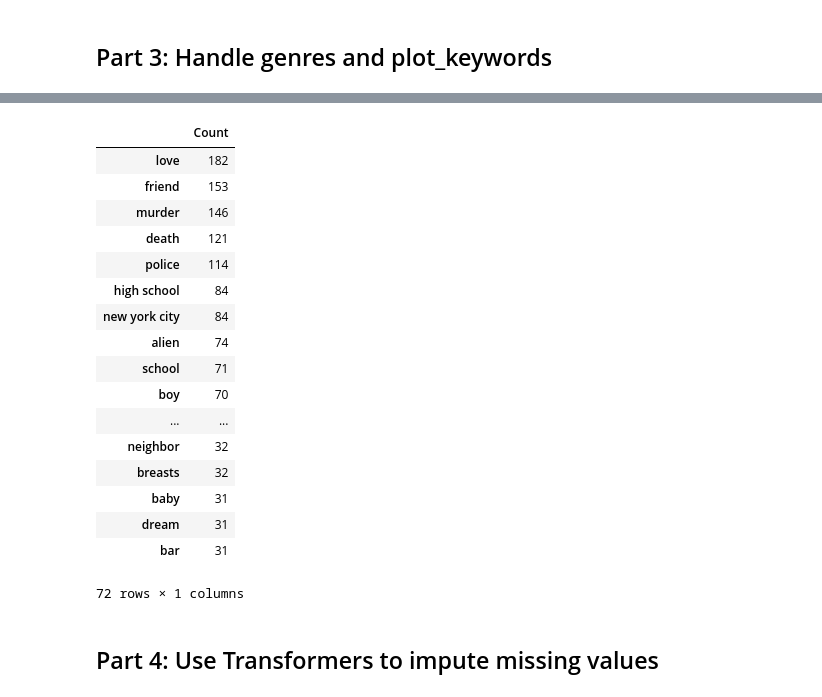
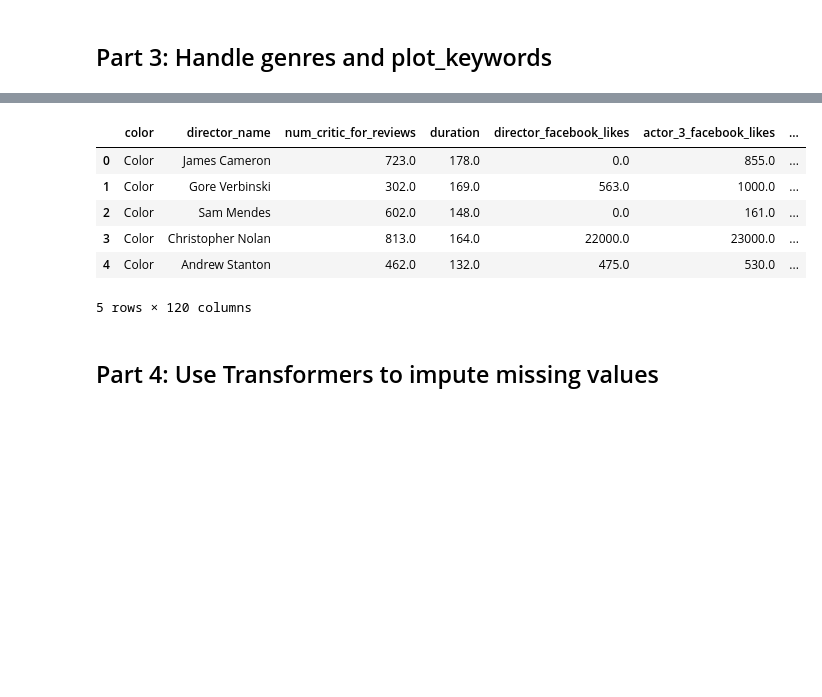
Before and after one commit to jinangela/IMDB_movie, a Jupyter notebook: 03_Feature_Engineering/Data cleaning.ipynb, the cells around one changed output, grey strips where cells are left out. Saved outputs shown, nothing was run; the diff lists cells and outputs as text; code cells hidden in the pictures; blank space fills up the shorter version.

```diff
--- a/03_Feature_Engineering/Data cleaning.ipynb
+++ b/03_Feature_Engineering/Data cleaning.ipynb
@@ -196,2 +196,10 @@ Add "keyword" before each keyword, e.g. the column name should be like "keyword_
+# %%
+plot_keywords = Counter([item for sublist in list(imdb_modern['plot_keywords'].str.split('|')) if sublist is not np.nan for item in sublist])
+plot_keywords = pd.DataFrame(plot_keywords.most_common()).set_index([0], drop=True)
+del plot_keywords.index.name
+plot_keywords.columns = ['Count']
+plot_keywords = plot_keywords.loc[plot_keywords['Count']>30].index.tolist()
 # %%
-imdb_modern['keywords_list'] = imdb_modern['plot_keywords'].apply(lambda x: x.split('|') if pd.notnull(x) else x)
+ktmp = imdb_modern['plot_keywords'].apply(lambda x: '|'.join(pd.Series(x)) if pd.notnull(x) else None).str.get_dummies()
+ktmp = ktmp[plot_keywords]
+ktmp.columns = ['keyword_' + col for col in ktmp.columns]
@@ -203,21 +206,13 @@ plot_keywords.columns = ['Count']
-# %%
-plot_keywords.loc[plot_keywords['Count']>30]
-# %% [output]
-|  | Count |
-| love | 182 |
-| friend | 153 |
-| murder | 146 |
-| death | 121 |
-| police | 114 |
-| high school | 84 |
-| new york city | 84 |
-| alien | 74 |
-| school | 71 |
-| boy | 70 |
-| ... | ... |
-| neighbor | 32 |
-| breasts | 32 |
-| baby | 31 |
-| dream | 31 |
-| bar | 31 |
-72 rows × 1 columns
+# %%
+imdb_modern = pd.concat([imdb_modern, ktmp], axis=1)
+imdb_modern = imdb_modern.drop('plot_keywords', 1)
+# %%
+imdb_modern.head()
+# %% [output]
+|  | color | director_name | num_critic_for_reviews | duration | director_facebook_likes | actor_3_facebook_likes | ... |
+| 0 | Color | James Cameron | 723.0 | 178.0 | 0.0 | 855.0 | ... |
+| 1 | Color | Gore Verbinski | 302.0 | 169.0 | 563.0 | 1000.0 | ... |
+| 2 | Color | Sam Mendes | 602.0 | 148.0 | 0.0 | 161.0 | ... |
+| 3 | Color | Christopher Nolan | 813.0 | 164.0 | 22000.0 | 23000.0 | ... |
+| 4 | Color | Andrew Stanton | 462.0 | 132.0 | 475.0 | 530.0 | ... |
+5 rows × 120 columns
```
Also changed, not shown: parts of 11 cells of this notebook, 13 other files.
